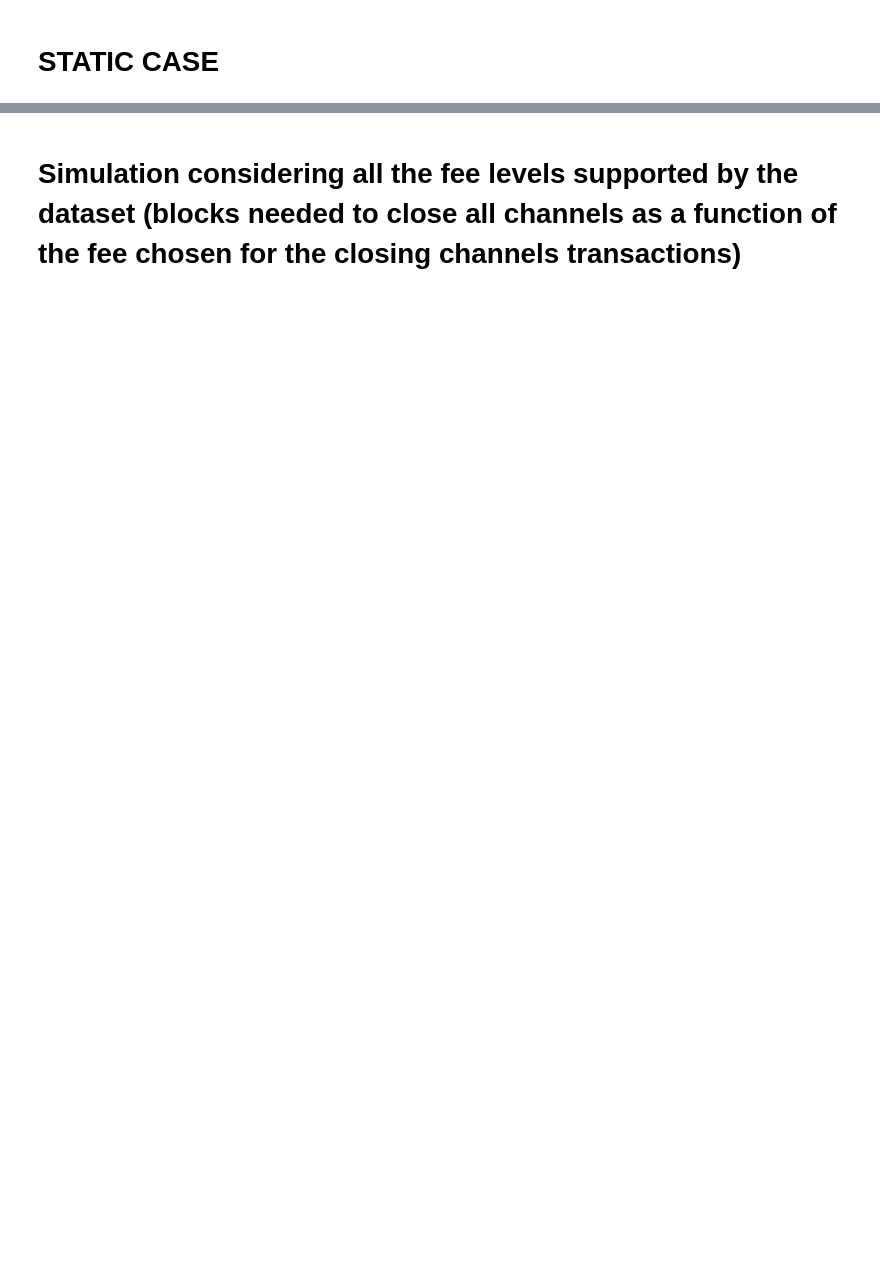
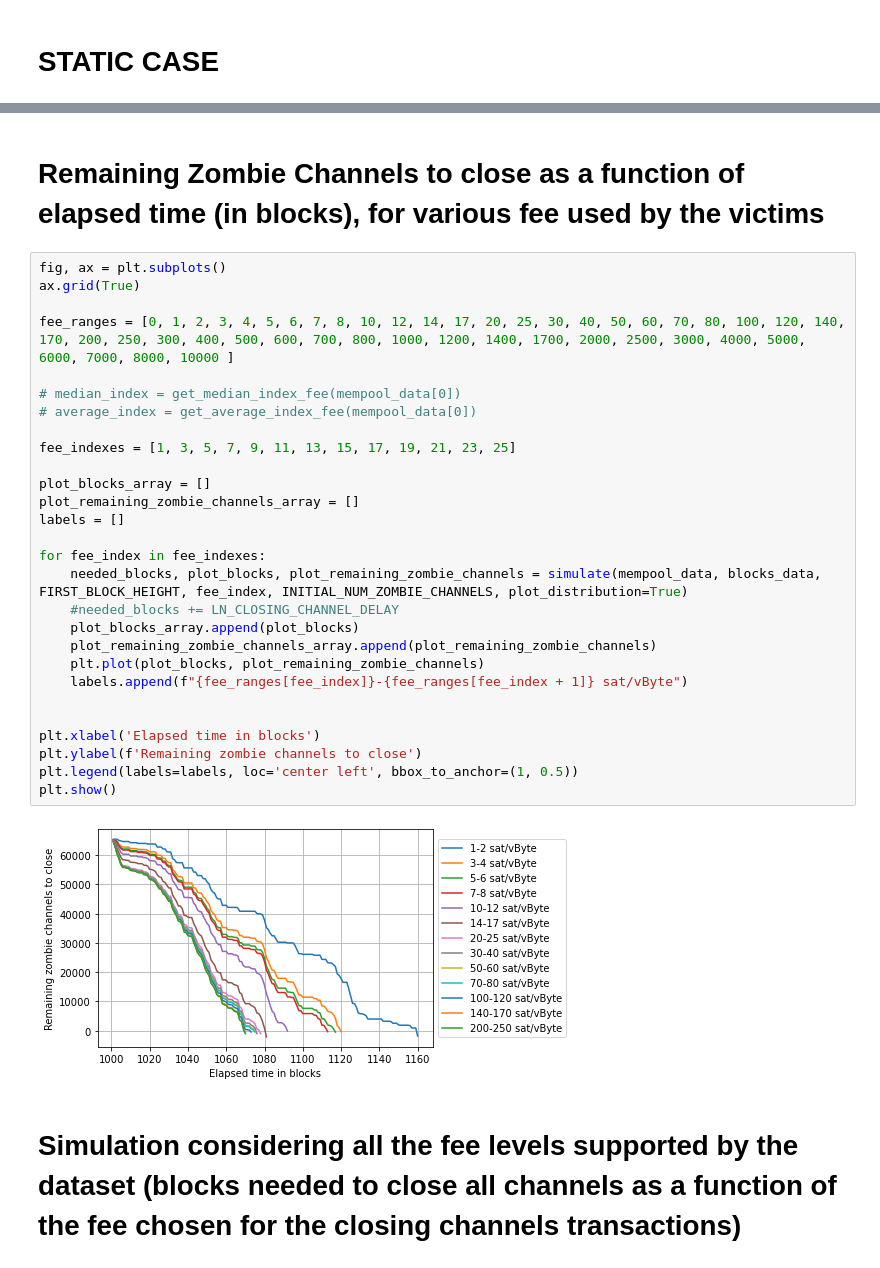
Before and after one commit to CosimoSguanci/Mass-Exit-Attacks-on-LN, a Jupyter notebook: ZombieAttackSimulation.ipynb, the cells around one changed output, grey strips where cells are left out. Saved outputs shown, nothing was run; the diff lists cells and outputs as text; blank space fills up the shorter version.

```diff
--- a/ZombieAttackSimulation.ipynb
+++ b/ZombieAttackSimulation.ipynb
@@ -301,3 +217,35 @@ X-axis: number blocks seen in the simulation, Y-axis: number of zombie channels
+# %% [markdown]
+# Remaining Zombie Channels to close as a function of elapsed time (in blocks), for various fee used by the victims
+# %%
+fig, ax = plt.subplots()
+ax.grid(True)
+
+fee_ranges = [0, 1, 2, 3, 4, 5, 6, 7, 8, 10, 12, 14, 17, 20, 25, 30, 40, 50, 60, 70, 80, 100, 120, 140, 170, 200, 250, 300, 400, 500, 600, 700, 800, 1000, 1200, 1400, 1700, 2000, 2500, 3000, 4000, 5000, 6000, 7000, 8000, 10000 ]
+
+# median_index = get_median_index_fee(mempool_data[0])
+# average_index = get_average_index_fee(mempool_data[0])
+
+fee_indexes = [1, 3, 5, 7, 9, 11, 13, 15, 17, 19, 21, 23, 25]
+
+plot_blocks_array = []
+plot_remaining_zombie_channels_array = []
+labels = []
+
+for fee_index in fee_indexes:
+    needed_blocks, plot_blocks, plot_remaining_zombie_channels = simulate(mempool_data, blocks_data, FIRST_BLOCK_HEIGHT, fee_index, INITIAL_NUM_ZOMBIE_CHANNELS, plot_distribution=True)
+    #needed_blocks += LN_CLOSING_CHANNEL_DELAY
+    plot_blocks_array.append(plot_blocks)
+    plot_remaining_zombie_channels_array.append(plot_remaining_zombie_channels)
+    plt.plot(plot_blocks, plot_remaining_zombie_channels)
+    labels.append(f"{fee_ranges[fee_index]}-{fee_ranges[fee_index + 1]} sat/vByte")
+
+
+plt.xlabel('Elapsed time in blocks')
+plt.ylabel(f'Remaining zombie channels to close')
+plt.legend(labels=labels, loc='center left', bbox_to_anchor=(1, 0.5))
+plt.show()
+# %% [output]
+[figure, added]
 # %% [markdown]
 # Simulation considering all the fee levels supported by the dataset (blocks needed to close all channels as a function of the fee chosen for the closing channels transactions)
 # %%
```
Also changed, not shown: parts of 6 cells of this notebook, 1 other file.
